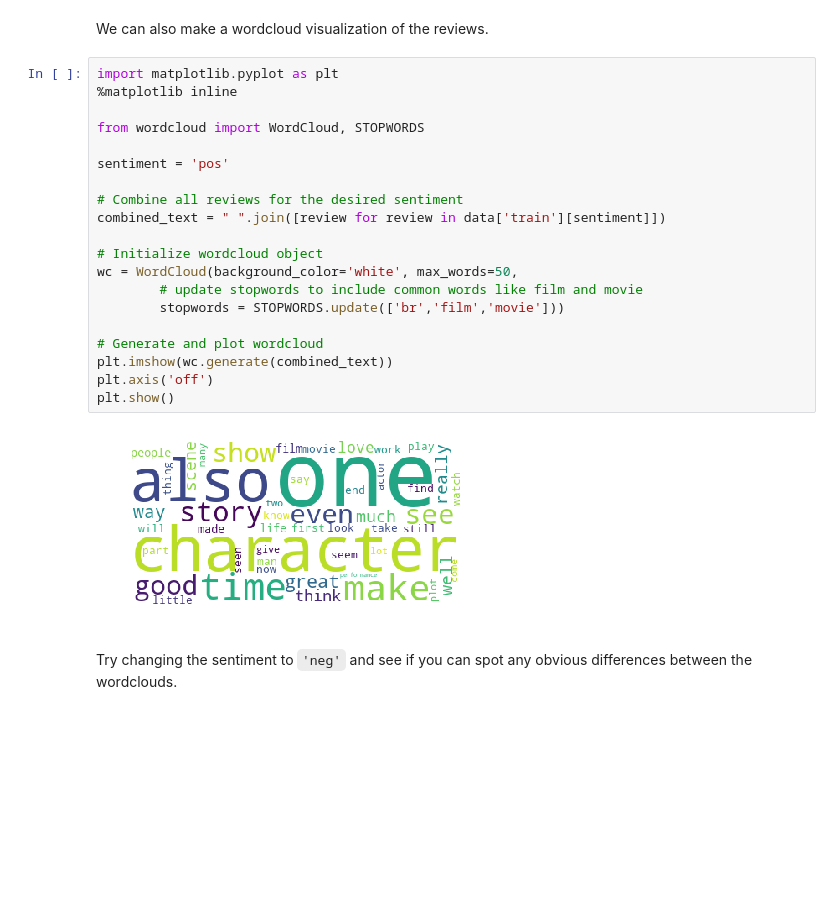
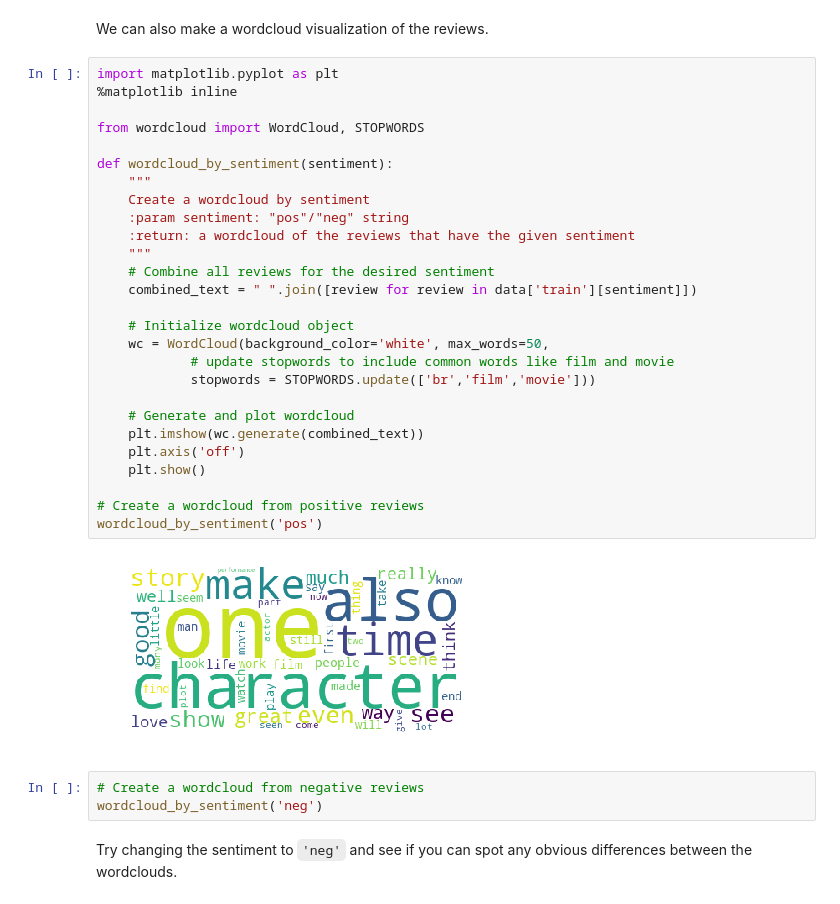
Before and after one commit to ntrang086/nlp_sentiment_analysis_imdb, a Jupyter notebook: sentiment_analysis.ipynb, the cells around one changed output. Drawn from its saved outputs; the diff is of its cells as text; blank space fills up the shorter version.

Commit message:
Write a function to plot wordcloud by sentiment and show the wordclouds for positive and negative reviews

```diff
--- a/sentiment_analysis.ipynb
+++ b/sentiment_analysis.ipynb
@@ -115,25 +115,35 @@ We can also make a wordcloud visualization of the reviews.
 # %%
 import matplotlib.pyplot as plt
 %matplotlib inline
 
 from wordcloud import WordCloud, STOPWORDS
 
-sentiment = 'pos'
+def wordcloud_by_sentiment(sentiment):
+    """
+    Create a wordcloud by sentiment
+    :param sentiment: "pos"/"neg" string
+    :return: a wordcloud of the reviews that have the given sentiment
+    """
+    # Combine all reviews for the desired sentiment
+    combined_text = " ".join([review for review in data['train'][sentiment]])
 
-# Combine all reviews for the desired sentiment
-combined_text = " ".join([review for review in data['train'][sentiment]])
+    # Initialize wordcloud object
+    wc = WordCloud(background_color='white', max_words=50,
+            # update stopwords to include common words like film and movie
+            stopwords = STOPWORDS.update(['br','film','movie']))
 
-# Initialize wordcloud object
-wc = WordCloud(background_color='white', max_words=50,
-        # update stopwords to include common words like film and movie
-        stopwords = STOPWORDS.update(['br','film','movie']))
+    # Generate and plot wordcloud
+    plt.imshow(wc.generate(combined_text))
+    plt.axis('off')
+    plt.show()
 
-# Generate and plot wordcloud
-plt.imshow(wc.generate(combined_text))
-plt.axis('off')
-plt.show()
+# Create a wordcloud from positive reviews
+wordcloud_by_sentiment('pos')
 # %% [output]
-[figure, old version]
+[figure, new version]
+# %%
+# Create a wordcloud from negative reviews
+wordcloud_by_sentiment('neg')
 # %% [markdown]
 Try changing the sentiment to `'neg'` and see if you can spot any obvious differences between the wordclouds.
 # %% [markdown]
```
